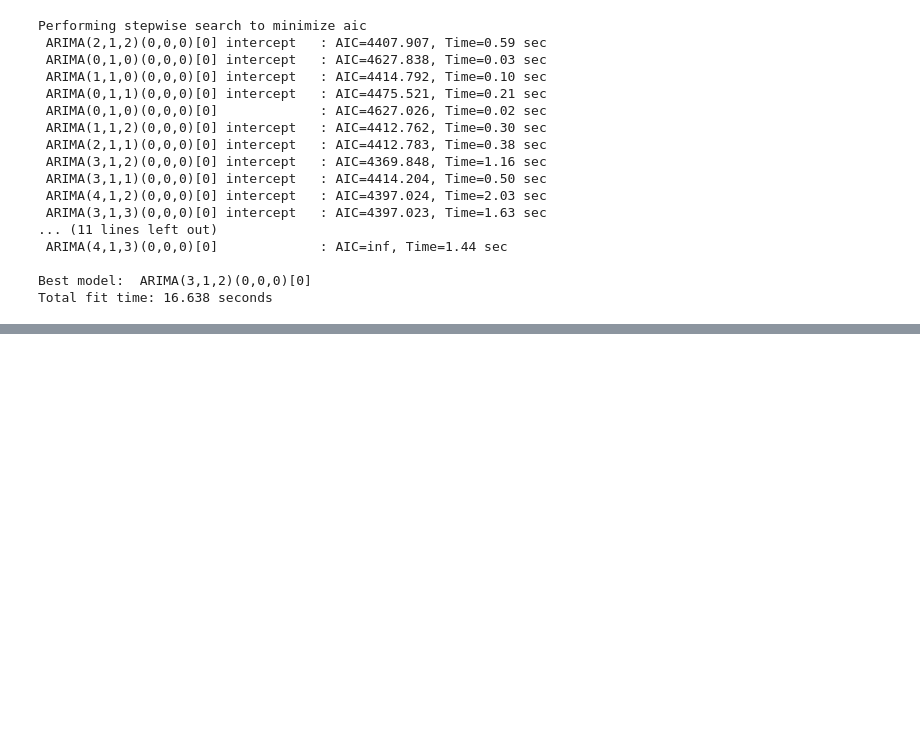
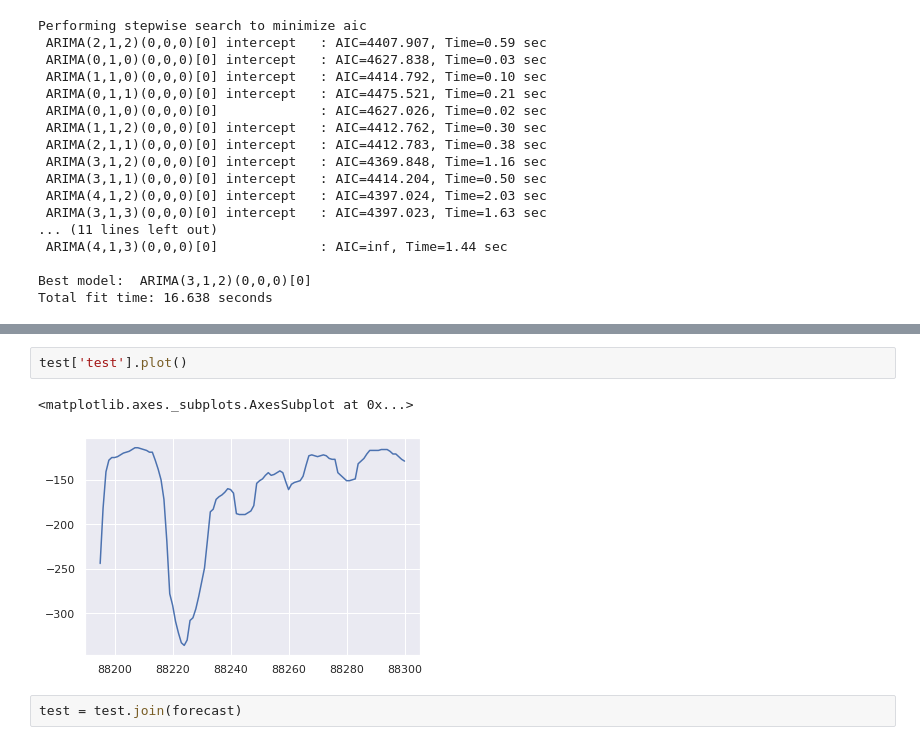
Before and after one commit to aramasethu/CS_573_project, a Jupyter notebook: Lag_model_CS_573.ipynb, the cells around one changed output, grey strips where cells are left out. Saved outputs shown, nothing was run; the diff lists cells and outputs as text; blank space fills up the shorter version.

```diff
--- a/Lag_model_CS_573.ipynb
+++ b/Lag_model_CS_573.ipynb
@@ -508,0 +559,7 @@ Total fit time: 16.638 seconds
+# %%
+test['test'].plot()
+# %% [output]
+<matplotlib.axes._subplots.AxesSubplot at 0x...>
+[figure, added]
+# %%
+test = test.join(forecast)
```
Also changed, not shown: parts of 9 cells of this notebook.
